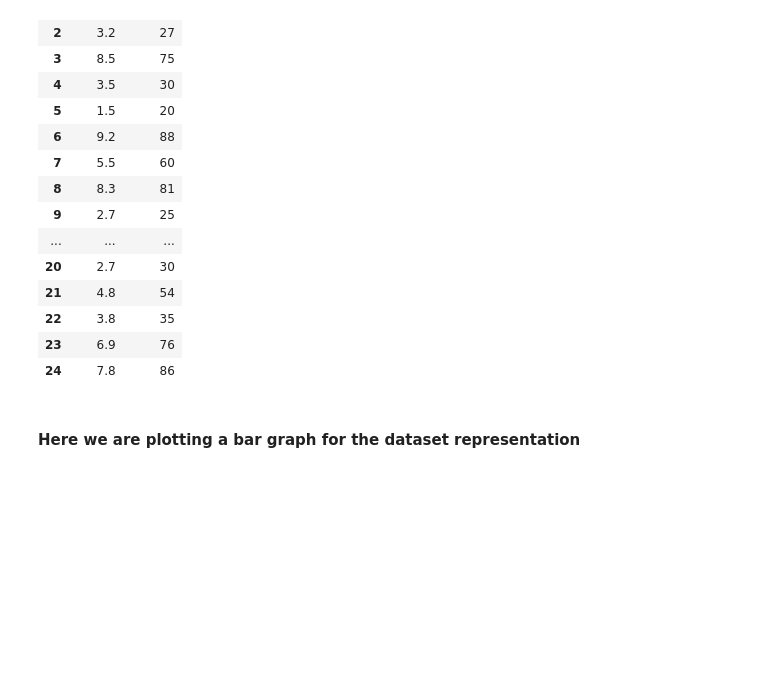
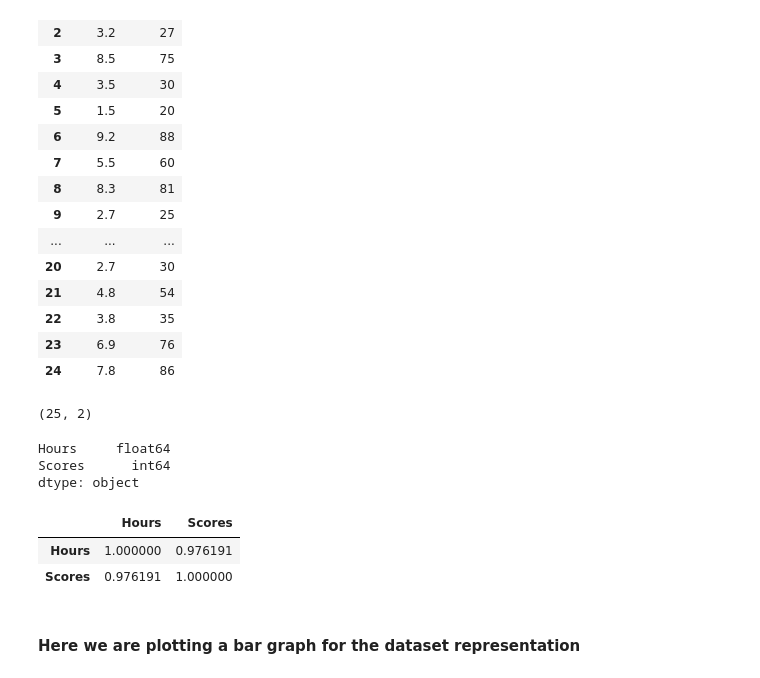
Before and after one commit to Harsha1919/Graduate-Rotational-Internship-Program-Tasks, a Jupyter notebook: Prediction_using_Supervised_ML_Task_1.ipynb, the cells around one changed output. Drawn from its saved outputs; the diff is of its cells as text; code cells hidden in the pictures; blank space fills up the shorter version.

```diff
--- a/Prediction_using_Supervised_ML_Task_1.ipynb
+++ b/Prediction_using_Supervised_ML_Task_1.ipynb
@@ -35,6 +35,22 @@ dt
 | 22 | 3.8 | 35 |
 | 23 | 6.9 | 76 |
 | 24 | 7.8 | 86 |
+# %%
+dt.shape
+# %% [output]
+(25, 2)
+# %%
+dt.dtypes
+# %% [output]
+Hours     float64
+Scores      int64
+dtype: object
+# %%
+dt.corr()
+# %% [output]
+|  | Hours | Scores |
+| Hours | 1.000000 | 0.976191 |
+| Scores | 0.976191 | 1.000000 |
 # %% [markdown]
 #### Here we are plotting a bar graph for the dataset representation
 # %%
```
